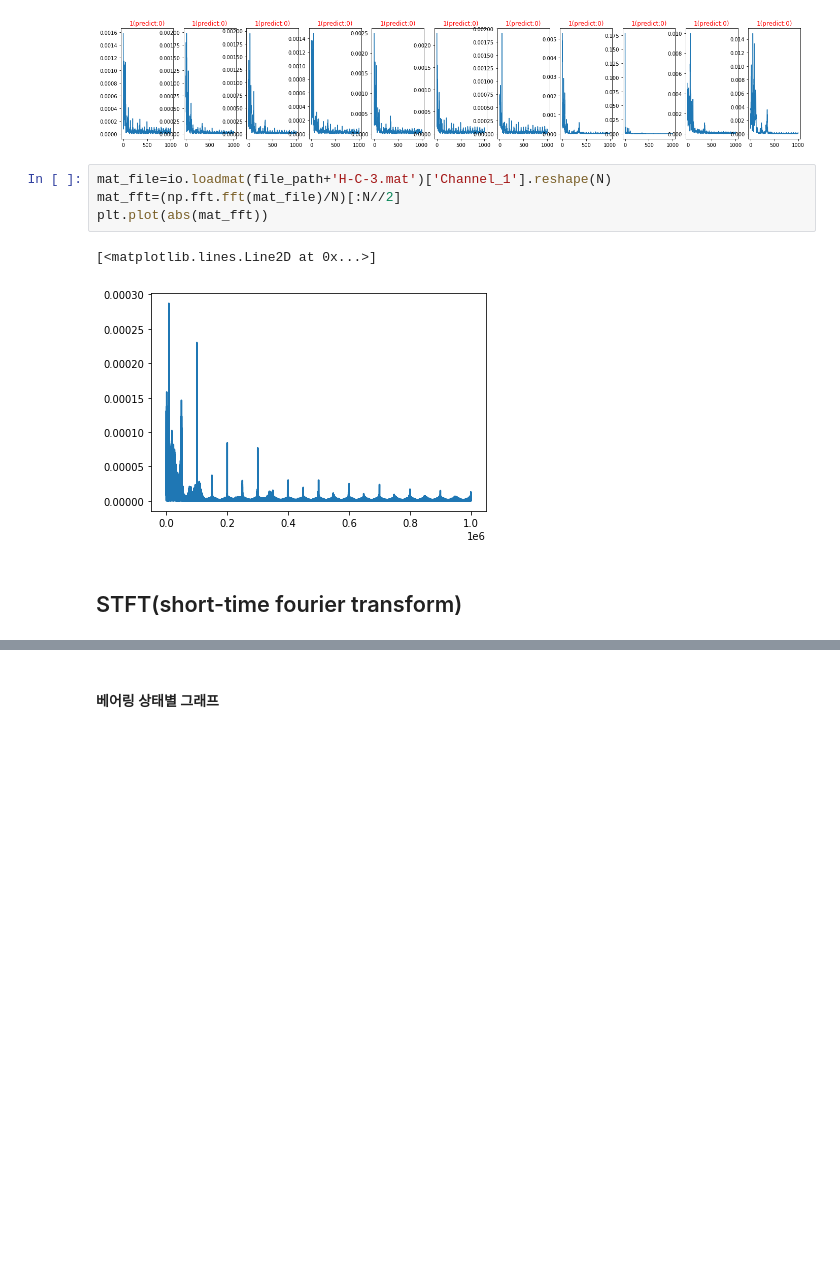
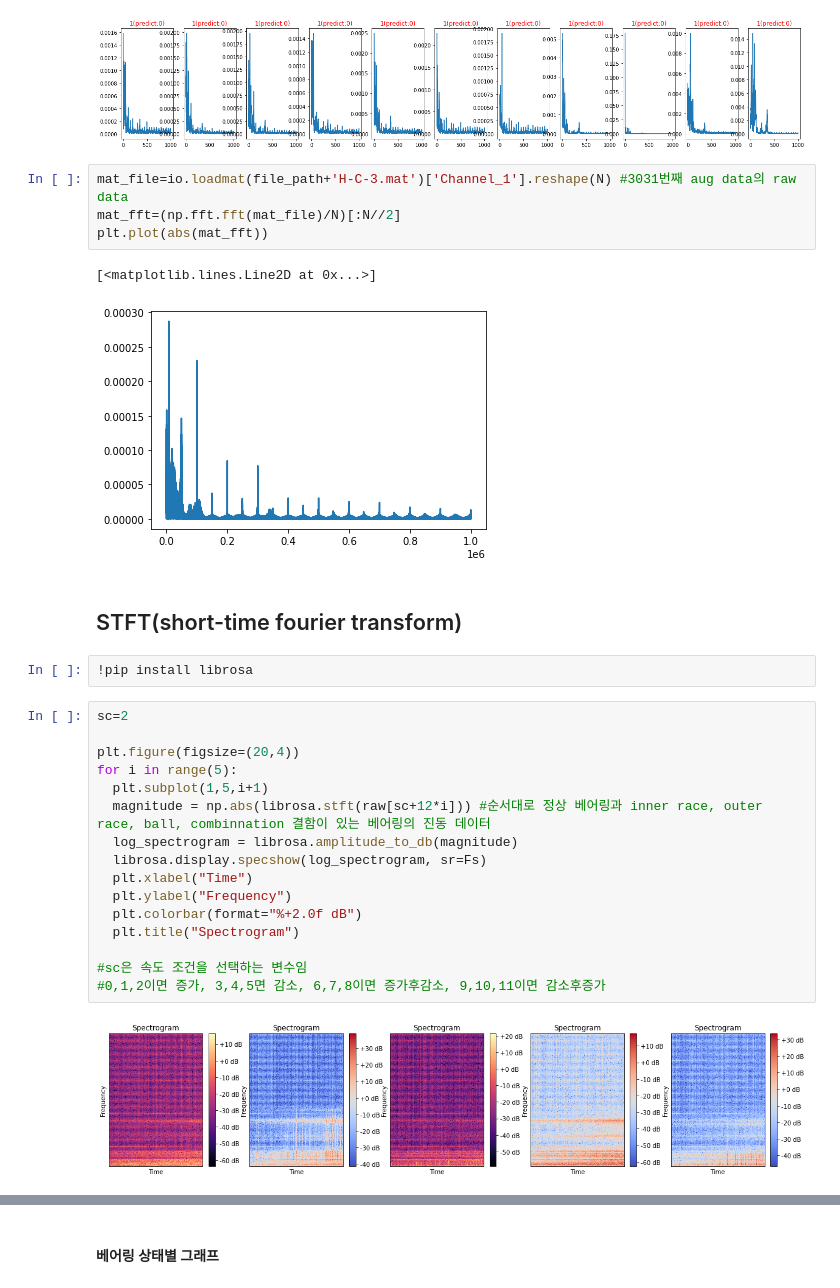
Before and after one commit to engineercha/engineercha, a Jupyter notebook: 졸프.ipynb, the cells around one changed output, grey strips where cells are left out. Cells and saved outputs as stored; diff of their text form; blank space fills up the shorter version.

```diff
--- a/졸프.ipynb
+++ b/졸프.ipynb
@@ -256,7 +302,7 @@ wrong(FN); FN
 [187, 1504, 1531, 2574, 2812, 10463, 10674, 11038, 12840, 13421, 13758]
 [figure]
 # %%
-mat_file=io.loadmat(file_path+'H-C-3.mat')['Channel_1'].reshape(N)
+mat_file=io.loadmat(file_path+'H-C-3.mat')['Channel_1'].reshape(N) #3031번째 aug data의 raw data
 mat_fft=(np.fft.fft(mat_file)/N)[:N//2]
 plt.plot(abs(mat_fft))
 # %% [output]
@@ -264,3 +310,23 @@ plt.plot(abs(mat_fft))
 [figure]
 # %% [markdown]
 ## STFT(short-time fourier transform)
+# %%
+!pip install librosa
+# %%
+sc=2
+
+plt.figure(figsize=(20,4))
+for i in range(5):
+  plt.subplot(1,5,i+1)
+  magnitude = np.abs(librosa.stft(raw[sc+12*i])) #순서대로 정상 베어링과 inner race, outer race, ball, combinnation 결함이 있는 베어링의 진동 데이터
+  log_spectrogram = librosa.amplitude_to_db(magnitude)
+  librosa.display.specshow(log_spectrogram, sr=Fs)
+  plt.xlabel("Time")
+  plt.ylabel("Frequency")
+  plt.colorbar(format="%+2.0f dB")
+  plt.title("Spectrogram")
+
+#sc은 속도 조건을 선택하는 변수임
+#0,1,2이면 증가, 3,4,5면 감소, 6,7,8이면 증가후감소, 9,10,11이면 감소후증가
+# %% [output]
+[figure, added]
```
Also changed, not shown: parts of 24 cells of this notebook.
